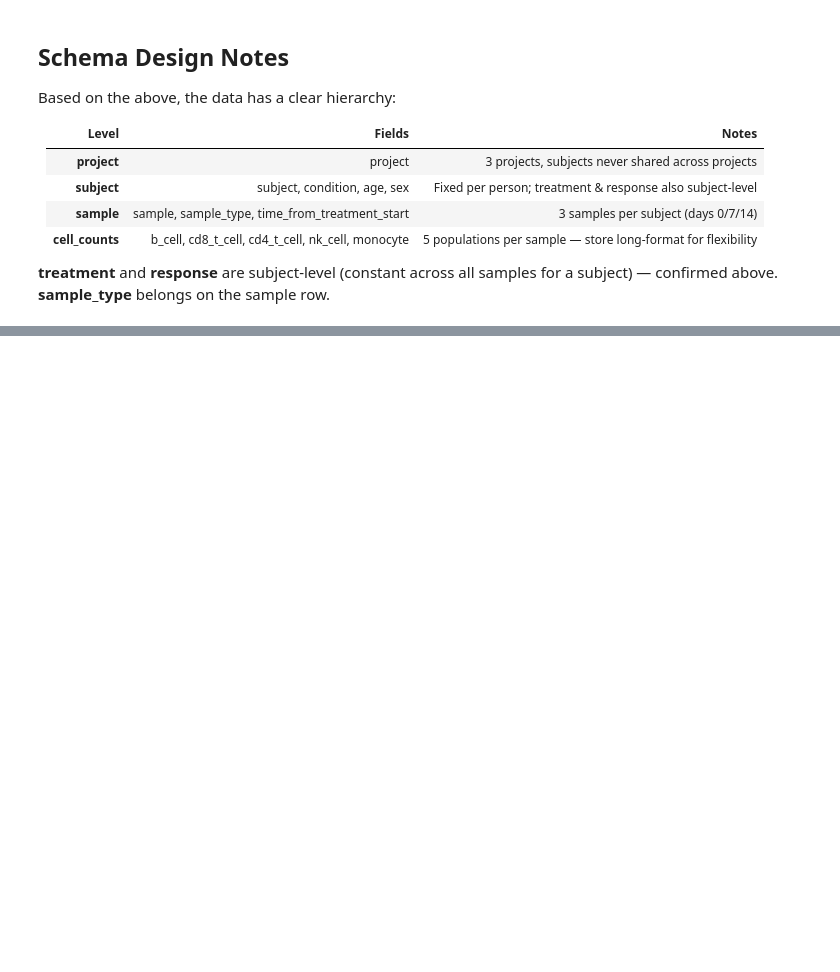
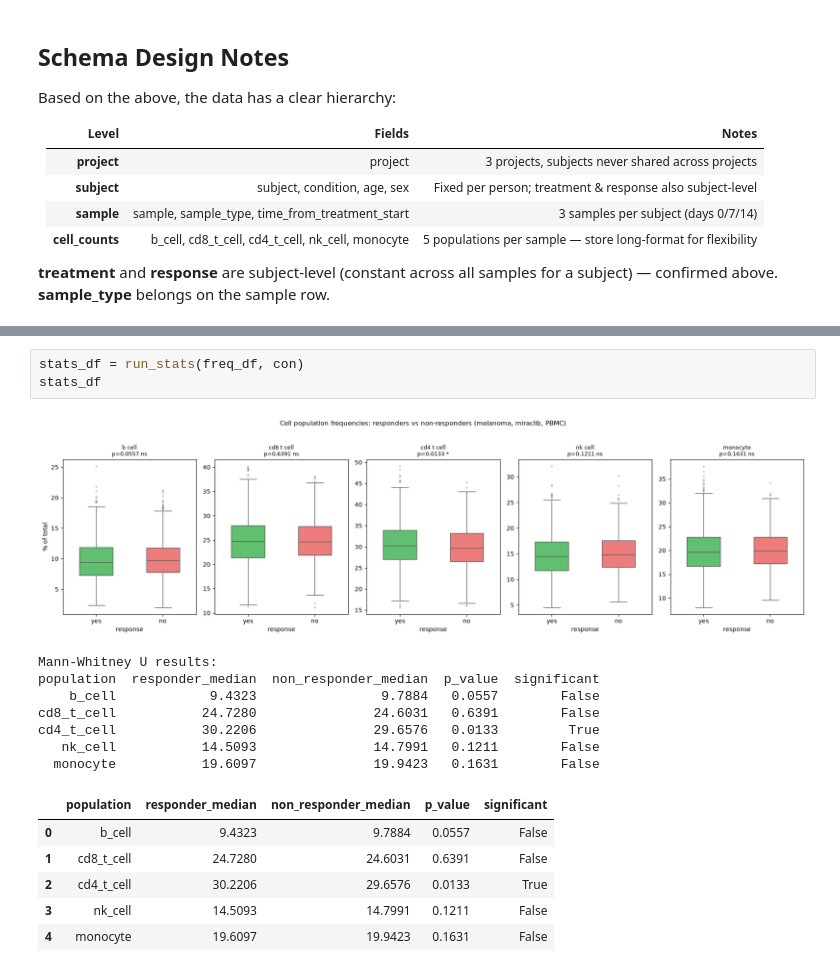
Before and after one commit to bobachubs/teiko-technical, a Jupyter notebook: testing.ipynb, the cells around one changed output, grey strips where cells are left out. Cells and saved outputs as stored; diff of their text form; blank space fills up the shorter version.

```diff
--- a/testing.ipynb
+++ b/testing.ipynb
@@ -348,0 +396,18 @@ Based on the above, the data has a clear hierarchy:
+# %%
+stats_df = run_stats(freq_df, con)
+stats_df
+# %% [output]
+[figure, added]
+Mann-Whitney U results:
+population  responder_median  non_responder_median  p_value  significant
+    b_cell            9.4323                9.7884   0.0557        False
+cd8_t_cell           24.7280               24.6031   0.6391        False
+cd4_t_cell           30.2206               29.6576   0.0133         True
+   nk_cell           14.5093               14.7991   0.1211        False
+  monocyte           19.6097               19.9423   0.1631        False
+|  | population | responder_median | non_responder_median | p_value | significant |
+| 0 | b_cell | 9.4323 | 9.7884 | 0.0557 | False |
+| 1 | cd8_t_cell | 24.7280 | 24.6031 | 0.6391 | False |
+| 2 | cd4_t_cell | 30.2206 | 29.6576 | 0.0133 | True |
+| 3 | nk_cell | 14.5093 | 14.7991 | 0.1211 | False |
+| 4 | monocyte | 19.6097 | 19.9423 | 0.1631 | False |
```
Also changed, not shown: parts of 9 cells of this notebook, 3 other files.
